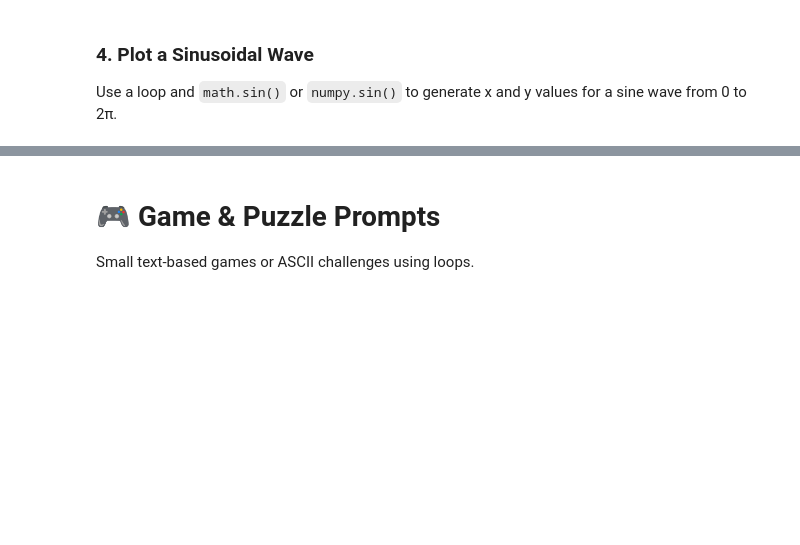
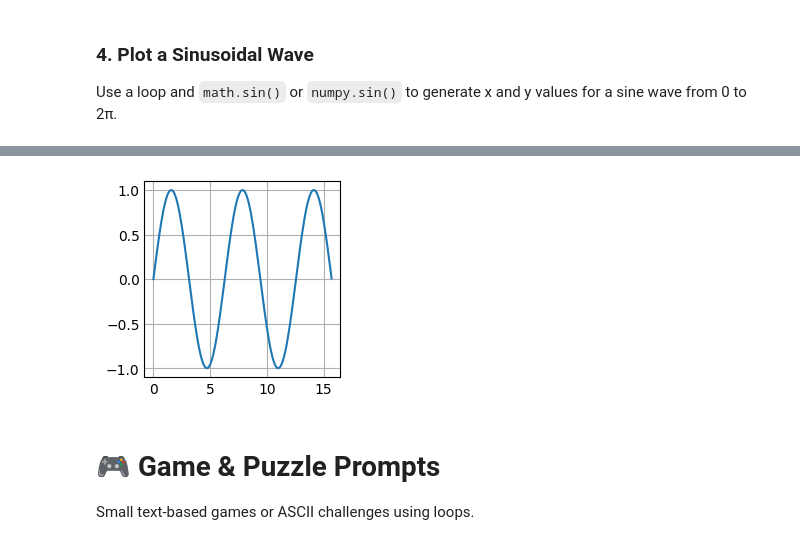
Before and after one commit to k10sj02/mit-6100L-fall-2022-undergraduate-introduction-to-cs-and-programming-using-python, a Jupyter notebook: loops/creative/loop_visual_practice.ipynb, the cells around one changed output, grey strips where cells are left out. Cells and saved outputs as stored; diff of their text form; code cells hidden in the pictures; blank space fills up the shorter version.

```diff
--- a/loops/creative/loop_visual_practice.ipynb
+++ b/loops/creative/loop_visual_practice.ipynb
@@ -57,3 +80,52 @@ Use a loop and `math.sin()` or `numpy.sin()` to generate x and y values for a si
+# %%
+# Import the sine function and pi constant from the math module
+from math import sin, pi
+
+# Import the pyplot module from matplotlib for plotting
+import matplotlib.pyplot as plt
+
+# Define the step size for how much we increase the x-value each time
+# Smaller steps = smoother sine wave, but more points
+step = 0.1
+
+# Calculate how many points we need to go from 0 to 5π using the chosen step
+# For example, from 0 to 5π is about 15.7 units, and we want a point every 0.1 units
+# So we need approximately 157 points (plus 1 to include the endpoint)
+num_points = int((5 * pi) / step) + 1
+
+# Create two lists of zeros that we'll later fill with real values
+# These will hold all the x (input) values and y (sine output) values
+# Using fixed-length lists instead of appending inside the loop
+x = [0] * num_points  # list of zeros, one for each x-value
+y = [0] * num_points  # list of zeros, one for each y-value
+
+# Initialize a counter `i` to track our position in the list
+# Also start the first x-value (`value`) at 0
+i = 0
+value = 0
+
+# Begin the loop: keep going as long as our x-value hasn't passed 5π
+# AND we still have room to fill in our lists
+while value <= 5 * pi and i < num_points:
+    # Assign the current x-value to the x list at position i
+    x[i] = value
+
+    # Calculate the sine of the current x-value and store it in the y list at position i
+    y[i] = sin(value)
+
+    # Move to the next x-value by adding the step size
+    value += step
+
+    # Move to the next index in the lists
+    i += 1
+
+# Once the loop is finished, plot the x and y values to create the sine wave
+plt.plot(x, y)
+
+# Display the graph
+plt.show()
+# %% [output]
+[figure, added]
 # %% [markdown]
 # 🎮 Game & Puzzle Prompts
 Small text-based games or ASCII challenges using loops.
```
Also changed, not shown: parts of 3 cells of this notebook.
